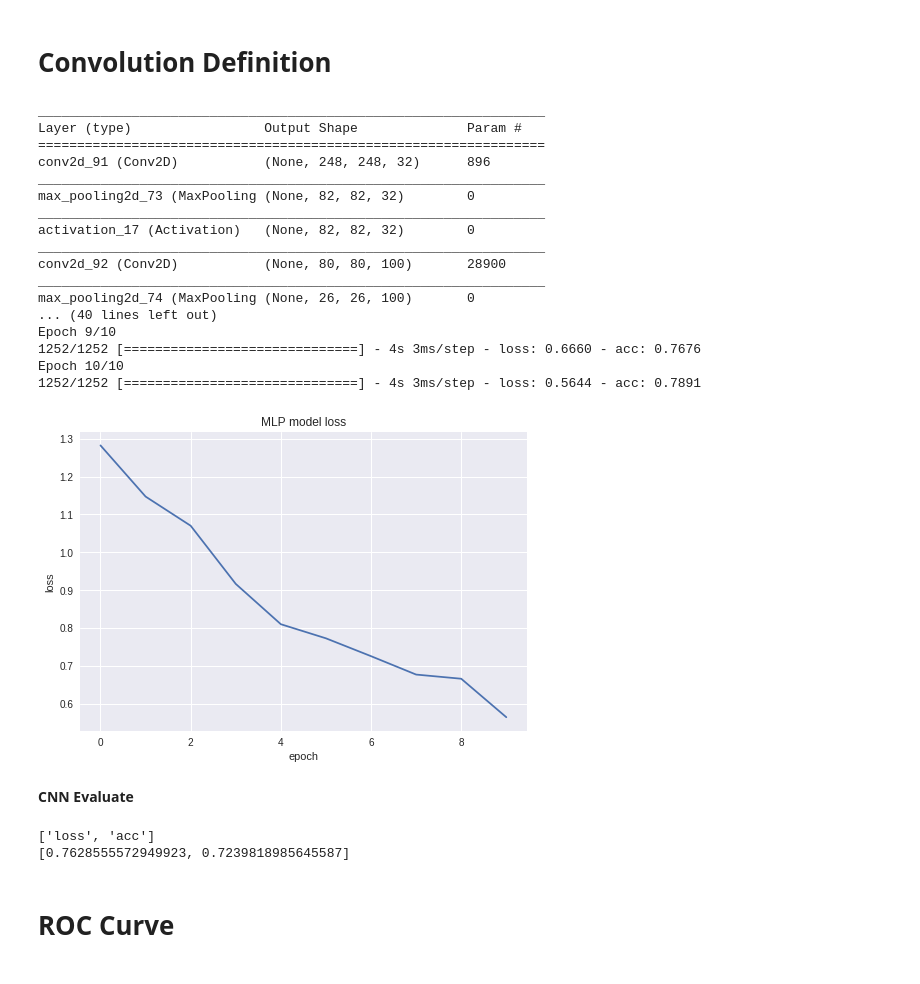
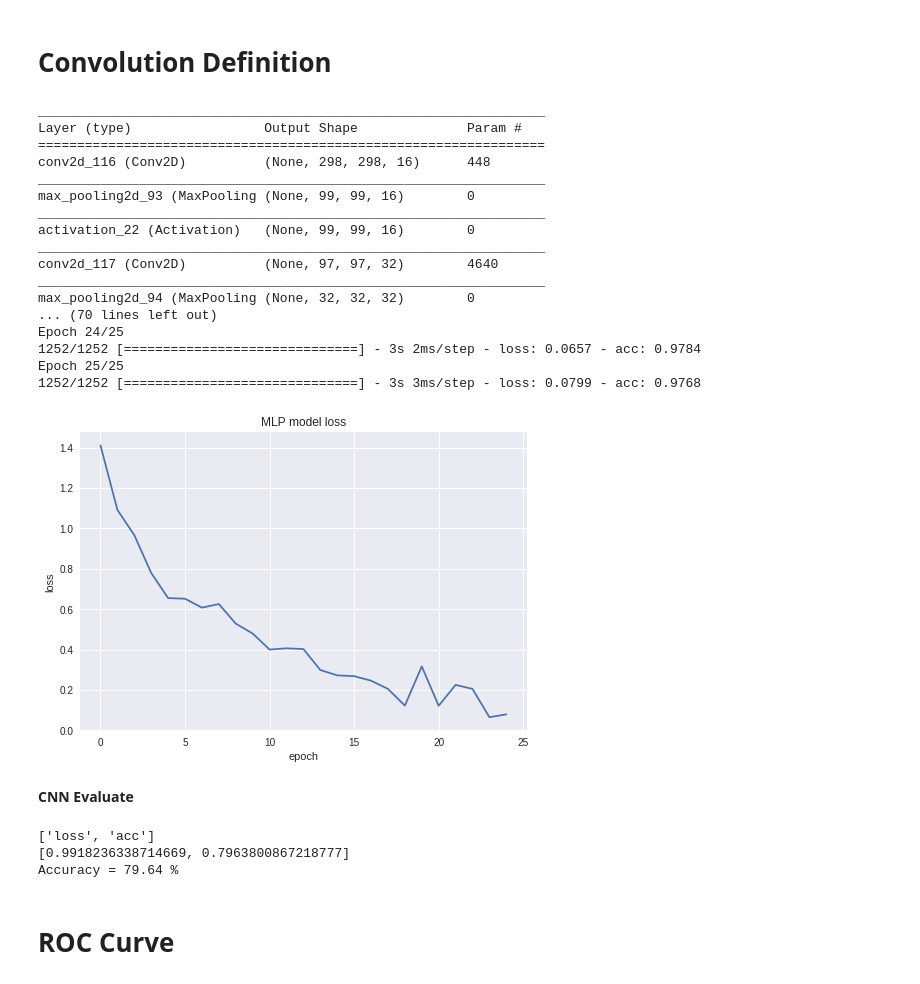
Before and after one commit to kasettakorn/Machine_Learning, a Jupyter notebook: Project_ML.ipynb, the cells around one changed output. Cells and saved outputs as stored; diff of their text form; code cells hidden in the pictures.

```diff
--- a/Project_ML.ipynb
+++ b/Project_ML.ipynb
@@ -99,57 +104,57 @@ from keras.layers import BatchNormalization
 
 cnn = Sequential()
 
-cnn.add(Conv2D(32, (3, 3), input_shape=(300,300,3), activation='relu'))
+cnn.add(Conv2D(16, (3, 3), input_shape=(300,300,3), activation='relu'))
 cnn.add(MaxPooling2D(pool_size = (3, 3)))
 cnn.add(Activation('relu'))
 
 
-cnn.add(Conv2D(100, (3, 3) ,activation='relu'))
+cnn.add(Conv2D(32, (3, 3) ,activation='relu'))
 cnn.add(MaxPooling2D(pool_size = (3, 3)))
 
 
-cnn.add(Conv2D(68, (3, 3) ,activation='relu'))
+cnn.add(Conv2D(64, (3, 3) ,activation='relu'))
 cnn.add(MaxPooling2D(pool_size = (3, 3)))
 
-cnn.add(Conv2D(68, (3, 3) ,activation='relu'))
-cnn.add(Conv2D(68, (3, 3) ,activation='relu'))
+cnn.add(Conv2D(64, (3, 3) ,activation='relu'))
+cnn.add(Conv2D(64, (3, 3) ,activation='relu'))
 cnn.add(MaxPooling2D(pool_size = (3, 3)))
 
 
 cnn.add(Flatten())
 cnn.add(Dense(150, activation='relu'))
-cnn.add(Dense(100, activation='relu'))
+cnn.add(Dense(80, activation='relu'))
 cnn.add(Dense(5, activation='softmax'))
 
 cnn.compile(loss='categorical_crossentropy', metrics=['accuracy'], optimizer='adam')
 print(cnn.summary())
 
 
-history = cnn.fit(x_train, y_train, epochs=10, batch_size=32)
+history = cnn.fit(x_train, y_train, epochs=25, batch_size=32)
 plt.plot(history.history['loss'])
 plt.title('MLP model loss')
 plt.ylabel('loss')
 plt.xlabel('epoch')
 plt.show()
 # %% [output]
 _________________________________________________________________
 Layer (type)                 Output Shape              Param #
 =================================================================
-conv2d_91 (Conv2D)           (None, 248, 248, 32)      896
+conv2d_116 (Conv2D)          (None, 298, 298, 16)      448
 _________________________________________________________________
-max_pooling2d_73 (MaxPooling (None, 82, 82, 32)        0
+max_pooling2d_93 (MaxPooling (None, 99, 99, 16)        0
 _________________________________________________________________
-activation_17 (Activation)   (None, 82, 82, 32)        0
+activation_22 (Activation)   (None, 99, 99, 16)        0
 _________________________________________________________________
-conv2d_92 (Conv2D)           (None, 80, 80, 100)       28900
+conv2d_117 (Conv2D)          (None, 97, 97, 32)        4640
 _________________________________________________________________
-max_pooling2d_74 (MaxPooling (None, 26, 26, 100)       0
-... (40 lines left out)
-Epoch 9/10
-1252/1252 [==============================] - 4s 3ms/step - loss: 0.6660 - acc: 0.7676
-Epoch 10/10
-1252/1252 [==============================] - 4s 3ms/step - loss: 0.5644 - acc: 0.7891
+max_pooling2d_94 (MaxPooling (None, 32, 32, 32)        0
+... (70 lines left out)
+Epoch 24/25
+1252/1252 [==============================] - 3s 2ms/step - loss: 0.0657 - acc: 0.9784
+Epoch 25/25
+1252/1252 [==============================] - 3s 3ms/step - loss: 0.0799 - acc: 0.9768
-[figure, old version]
+[figure, new version]
 # %%
 #Test Image
 result = cnn.predict_classes(x_test, batch_size=32, verbose=0)
@@ -159,9 +164,11 @@ result = cnn.predict_classes(x_test, batch_size=32, verbose=0)
 score = cnn.evaluate(x_test, y_test, verbose=0)
 print(cnn.metrics_names)
 print(score)
+print("Accuracy = %.2f %%" % (score[1]*100))
 # %% [output]
 ['loss', 'acc']
-[0.7628555572949923, 0.7239818985645587]
+[0.9918236338714669, 0.7963800867218777]
+Accuracy = 79.64 %
 # %% [markdown]
 # ROC Curve
 # %%
```
Also changed, not shown: parts of 3 cells of this notebook.
